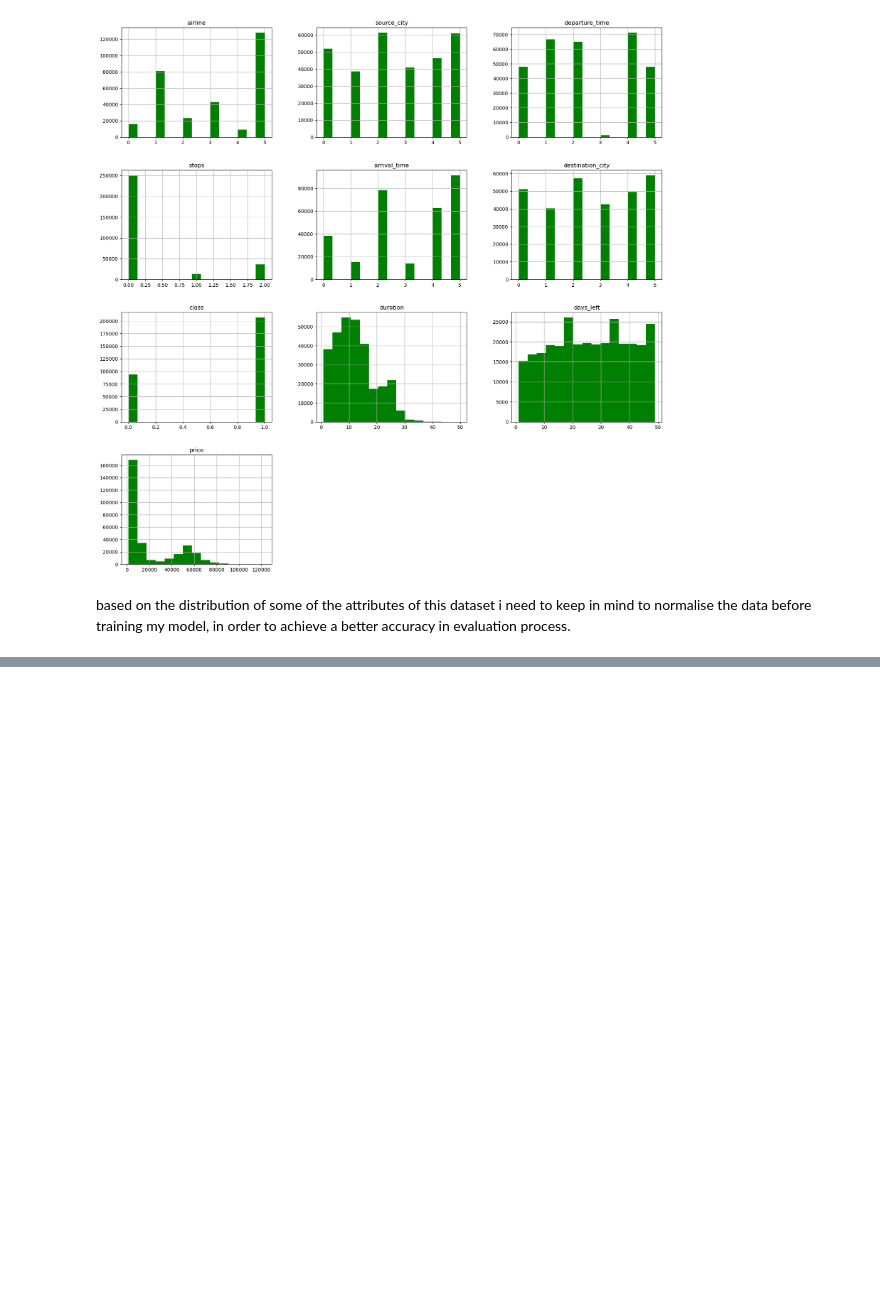
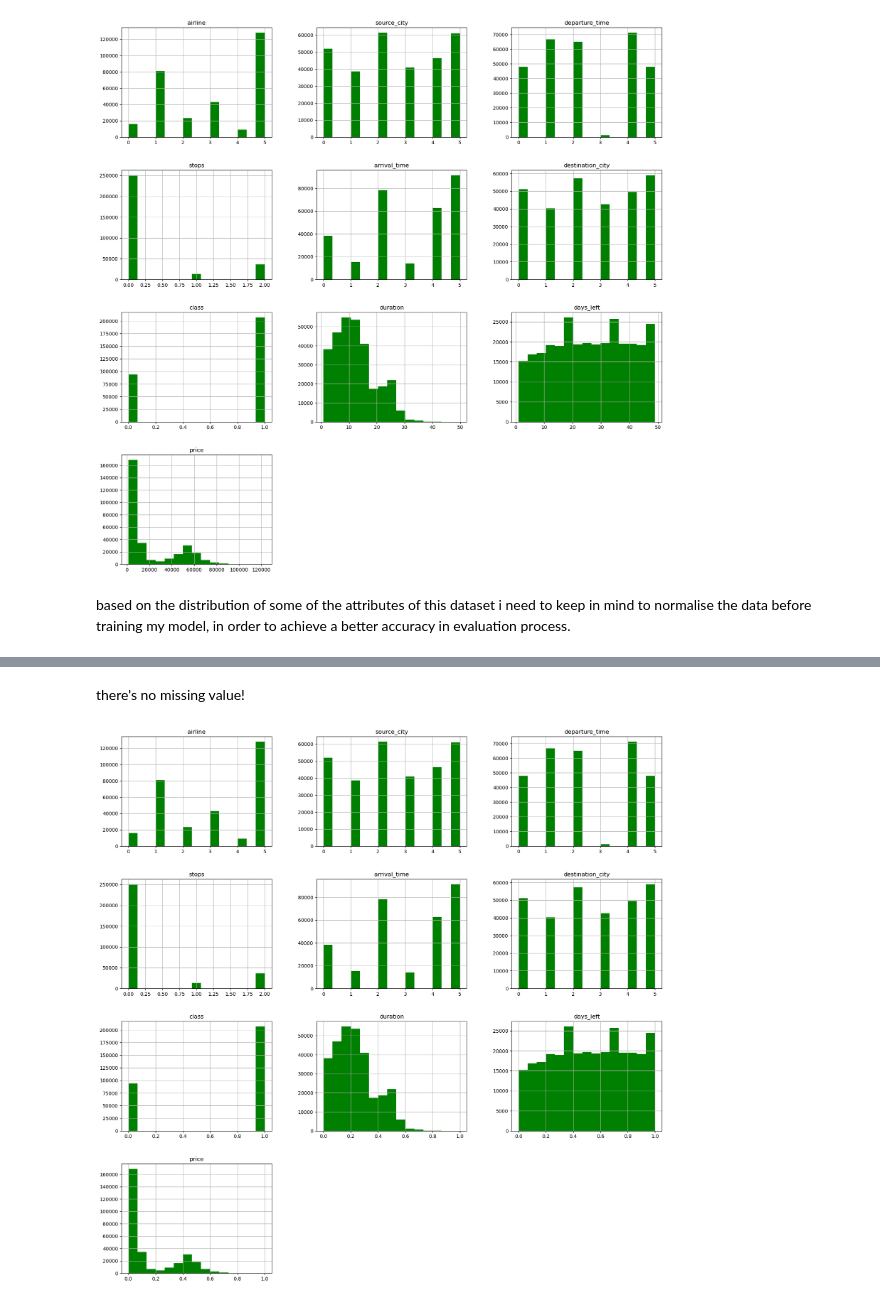
Before and after one commit to Amir-Shahriari/Flight-Fare-Regression, a Jupyter notebook: Flight fares.ipynb, the cells around one changed output, grey strips where cells are left out. Cells and saved outputs as stored; diff of their text form; code cells hidden in the pictures; blank space fills up the shorter version.

```diff
--- a/Flight fares.ipynb
+++ b/Flight fares.ipynb
@@ -96,3 +96,6 @@ plt.show()
 [figure]
 # %% [markdown]
 based on the distribution of some of the attributes of this dataset i need to keep in mind to normalise the data before training my model, in order to achieve a better accuracy in evaluation process.
+# %%
+dataset = dataset.dropna(inplace = False)
+dataset
@@ -98,0 +116,12 @@ based on the distribution of some of the attributes of this dataset i need to ke
+# %% [markdown]
+there's no missing value!
+# %%
+dataset.drop('flight', axis=1, inplace=True)
+# %%
+columns_to_normalize = ['duration', 'price', 'days_left']
+scaler = MinMaxScaler()
+dataset[columns_to_normalize] = scaler.fit_transform(dataset[columns_to_normalize])
+dataset.hist(bins=15 ,figsize=(20,20), color = 'Green')
+plt.show()
+# %% [output]
+[figure, added]
```
Also changed, not shown: parts of 5 cells of this notebook.
